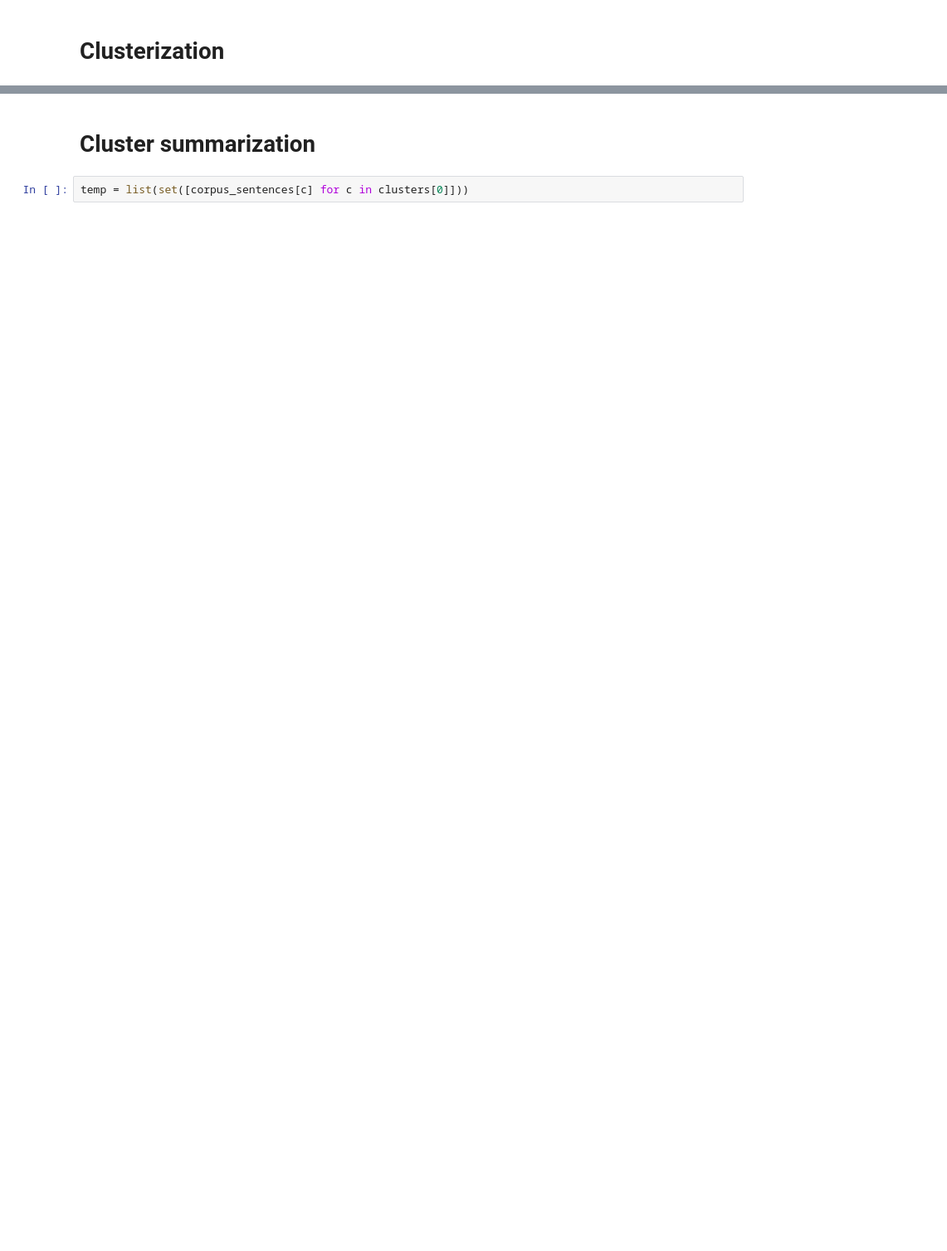
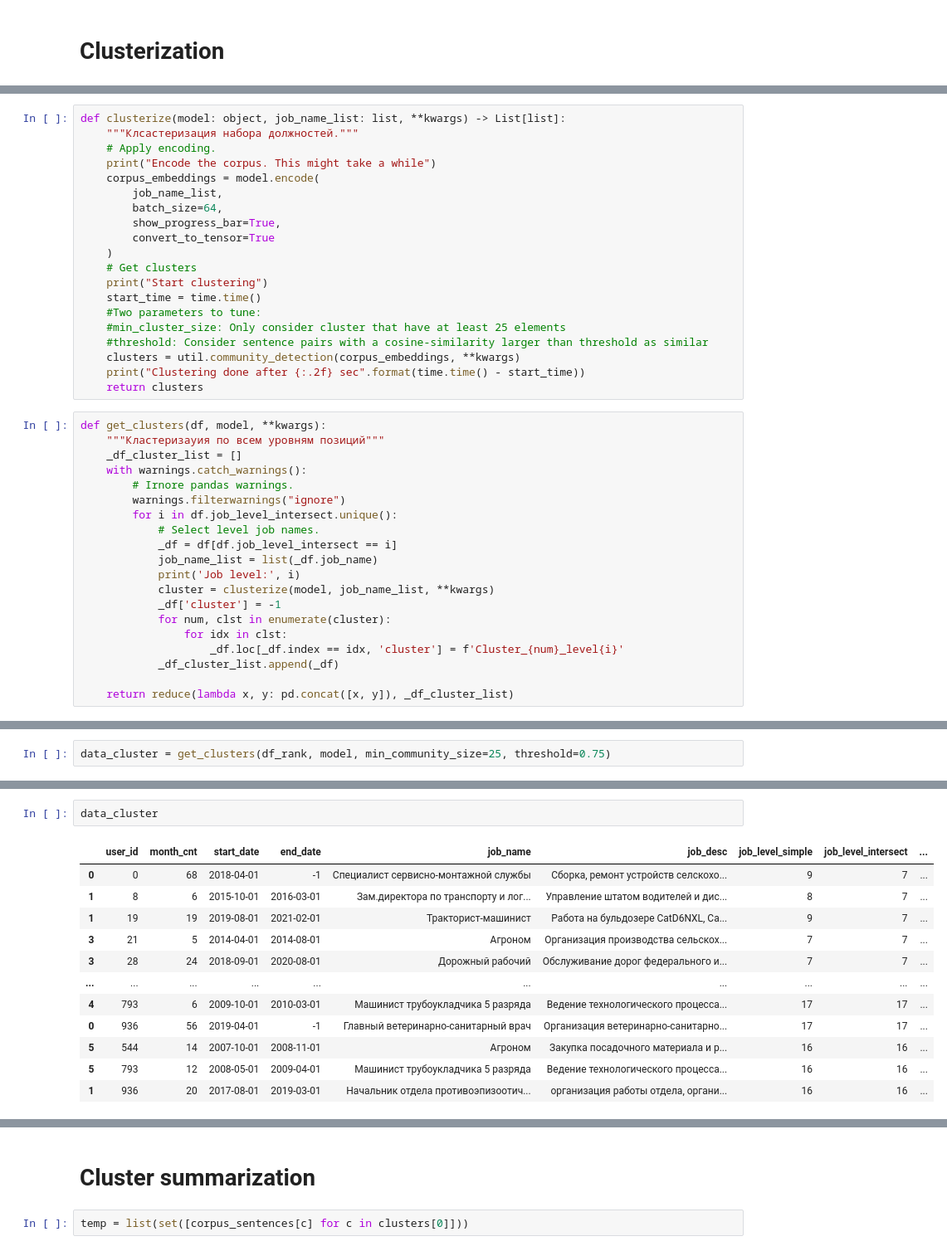
Before and after one commit to varsey/agro-code-pioneers, a Jupyter notebook: notebook/main_pipe.ipynb, the cells around one changed output, grey strips where cells are left out. Shown: that part at 83% size. Saved outputs shown, nothing was run; the diff lists cells and outputs as text; blank space fills up the shorter version.

```diff
--- a/notebook/main_pipe.ipynb
+++ b/notebook/main_pipe.ipynb
@@ -127,0 +81,40 @@ Cluster 1, #143 Elements
+# %%
+def clusterize(model: object, job_name_list: list, **kwargs) -> List[list]:
+    """Клсастеризация набора должностей."""
+    # Apply encoding.
+    print("Encode the corpus. This might take a while")
+    corpus_embeddings = model.encode(
+        job_name_list,
+        batch_size=64,
+        show_progress_bar=True,
+        convert_to_tensor=True
+    )
+    # Get clusters
+    print("Start clustering")
+    start_time = time.time()
+    #Two parameters to tune:
+    #min_cluster_size: Only consider cluster that have at least 25 elements
+    #threshold: Consider sentence pairs with a cosine-similarity larger than threshold as similar
+    clusters = util.community_detection(corpus_embeddings, **kwargs)
+    print("Clustering done after {:.2f} sec".format(time.time() - start_time))
+    return clusters
+# %%
+def get_clusters(df, model, **kwargs):
+    """Кластеризауия по всем уровням позиций"""
+    _df_cluster_list = []
+    with warnings.catch_warnings():
+        # Irnore pandas warnings.
+        warnings.filterwarnings("ignore")
+        for i in df.job_level_intersect.unique():
+            # Select level job names.
+            _df = df[df.job_level_intersect == i]
+            job_name_list = list(_df.job_name)
+            print('Job level:', i)
+            cluster = clusterize(model, job_name_list, **kwargs)
+            _df['cluster'] = -1
+            for num, clst in enumerate(cluster):
+                for idx in clst:
+                    _df.loc[_df.index == idx, 'cluster'] = f'Cluster_{num}_level{i}'
+            _df_cluster_list.append(_df)
+
+    return reduce(lambda x, y: pd.concat([x, y]), _df_cluster_list)
@@ -127,0 +124,2 @@ Cluster 1, #143 Elements
+# %%
+data_cluster = get_clusters(df_rank, model, min_community_size=25, threshold=0.75)
@@ -127,0 +174,15 @@ Cluster 1, #143 Elements
+# %%
+data_cluster
+# %% [output]
+|  | user_id | month_cnt | start_date | end_date | job_name | job_desc | job_level_simple | job_level_intersect | ... |
+| 0 | 0 | 68 | 2018-04-01 | -1 | Специалист сервисно-монтажной службы | Сборка, ремонт устройств селскохо... | 9 | 7 | ... |
+| 1 | 8 | 6 | 2015-10-01 | 2016-03-01 | Зам.директора по транспорту и лог... | Управление штатом водителей и дис... | 8 | 7 | ... |
+| 1 | 19 | 19 | 2019-08-01 | 2021-02-01 | Тракторист-машинист | Работа на бульдозере CatD6NXL, Ca... | 9 | 7 | ... |
+| 3 | 21 | 5 | 2014-04-01 | 2014-08-01 | Агроном | Организация производства сельскох... | 7 | 7 | ... |
+| 3 | 28 | 24 | 2018-09-01 | 2020-08-01 | Дорожный рабочий | Обслуживание дорог федерального и... | 7 | 7 | ... |
+| ... | ... | ... | ... | ... | ... | ... | ... | ... | ... |
+| 4 | 793 | 6 | 2009-10-01 | 2010-03-01 | Машинист трубоукладчика 5 разряда | Ведение технологического процесса... | 17 | 17 | ... |
+| 0 | 936 | 56 | 2019-04-01 | -1 | Главный ветеринарно-санитарный врач | Организация ветеринарно-санитарно... | 17 | 17 | ... |
+| 5 | 544 | 14 | 2007-10-01 | 2008-11-01 | Агроном | Закупка посадочного материала и р... | 16 | 16 | ... |
+| 5 | 793 | 12 | 2008-05-01 | 2009-04-01 | Машинист трубоукладчика 5 разряда | Ведение технологического процесса... | 16 | 16 | ... |
+| 1 | 936 | 20 | 2017-08-01 | 2019-03-01 | Начальник отдела противоэпизоотич... | организация работы отдела, органи... | 16 | 16 | ... |
```
Also changed, not shown: parts of 12 cells of this notebook, 1 other file.
